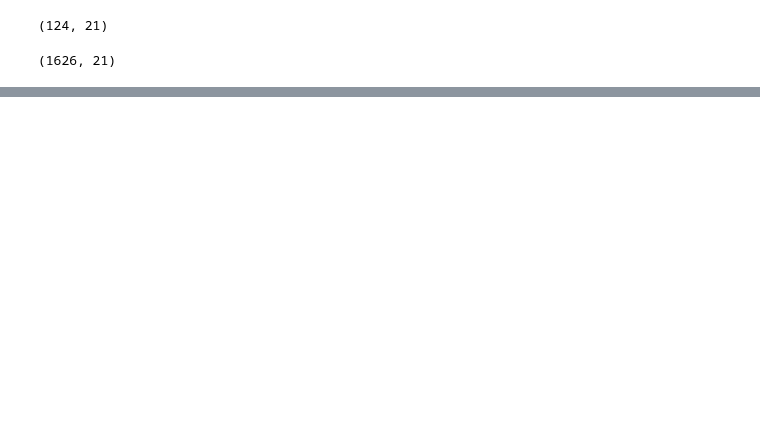
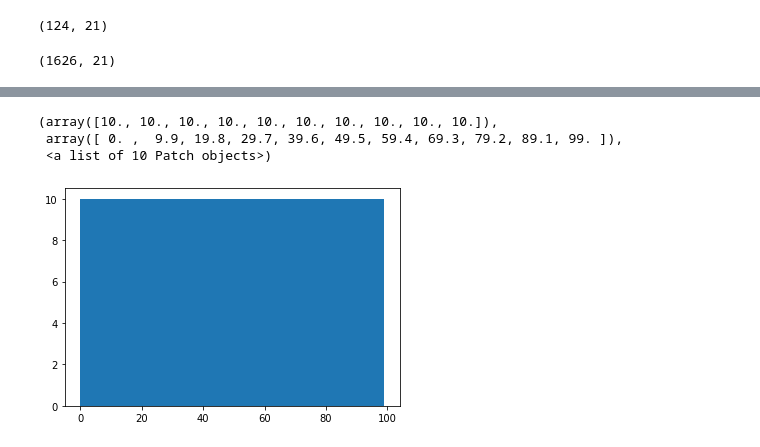
Before and after one commit to javilledo/MachineLearning, a Jupyter notebook: notebooks/t02_01_data_cleaning_data_wrangling.ipynb, the cells around one changed output, grey strips where cells are left out. Saved outputs shown, nothing was run; the diff lists cells and outputs as text; code cells hidden in the pictures; blank space fills up the shorter version.

```diff
--- a/notebooks/t02_01_data_cleaning_data_wrangling.ipynb
+++ b/notebooks/t02_01_data_cleaning_data_wrangling.ipynb
@@ -214,0 +342,10 @@ data6.shape
+# %%
+import matplotlib.pyplot as plt
+a = np.arange(100)
+np.random.shuffle(a)
+plt.hist(a)
+# %% [output]
+(array([10., 10., 10., 10., 10., 10., 10., 10., 10., 10.]),
+ array([ 0. ,  9.9, 19.8, 29.7, 39.6, 49.5, 59.4, 69.3, 79.2, 89.1, 99. ]),
+ <a list of 10 Patch objects>)
+[figure, added]
```
Also changed, not shown: parts of 21 cells of this notebook.
